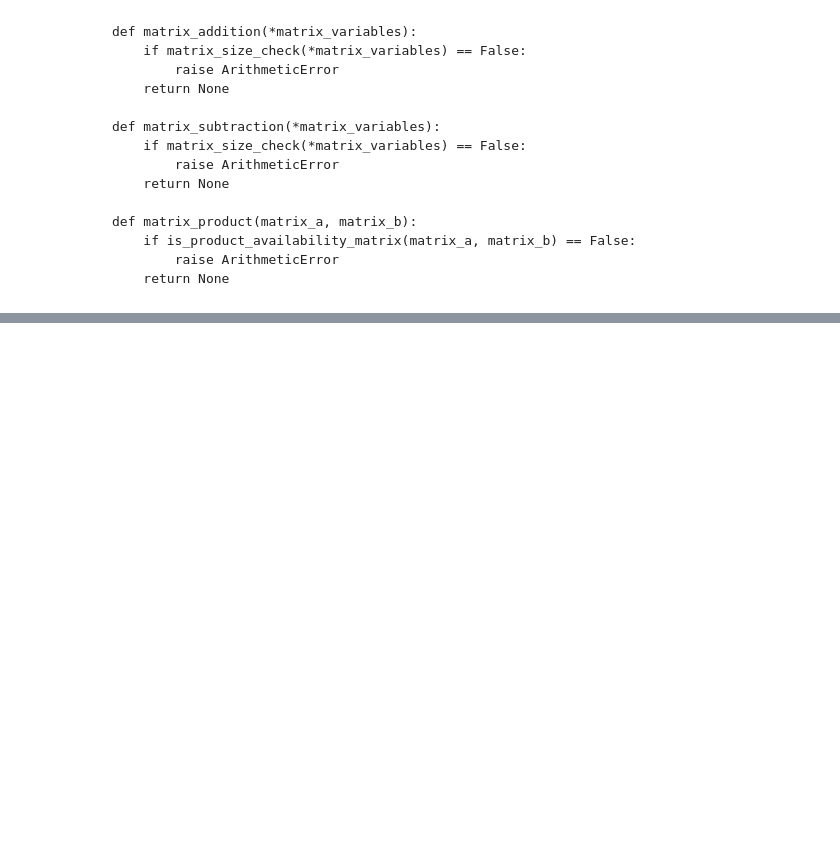
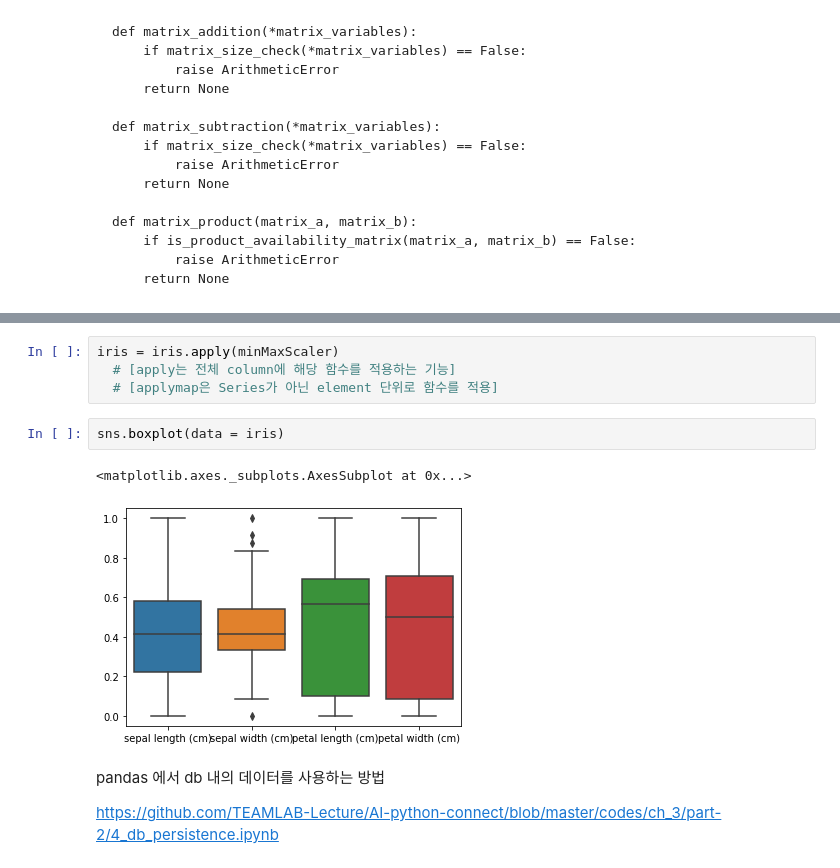
Before and after one commit to ksydata/Algorithm_DataStructure, a Jupyter notebook: Statistics_LinearAlgebra_Study.ipynb, the cells around one changed output, grey strips where cells are left out. Saved outputs shown, nothing was run; the diff lists cells and outputs as text; blank space fills up the shorter version.

```diff
--- a/Statistics_LinearAlgebra_Study.ipynb
+++ b/Statistics_LinearAlgebra_Study.ipynb
@@ -1926,0 +1973,13 @@ def matrix_product(matrix_a, matrix_b):
+# %%
+iris = iris.apply(minMaxScaler)
+  # [apply는 전체 column에 해당 함수를 적용하는 기능]
+  # [applymap은 Series가 아닌 element 단위로 함수를 적용]
+# %%
+sns.boxplot(data = iris)
+# %% [output]
+<matplotlib.axes._subplots.AxesSubplot at 0x...>
+[figure, added]
+# %% [markdown]
+pandas 에서 db 내의 데이터를 사용하는 방법
+
+https://github.com/TEAMLAB-Lecture/AI-python-connect/blob/master/codes/ch_3/part-2/4_db_persistence.ipynb
```
Also changed, not shown: parts of 13 cells of this notebook.
